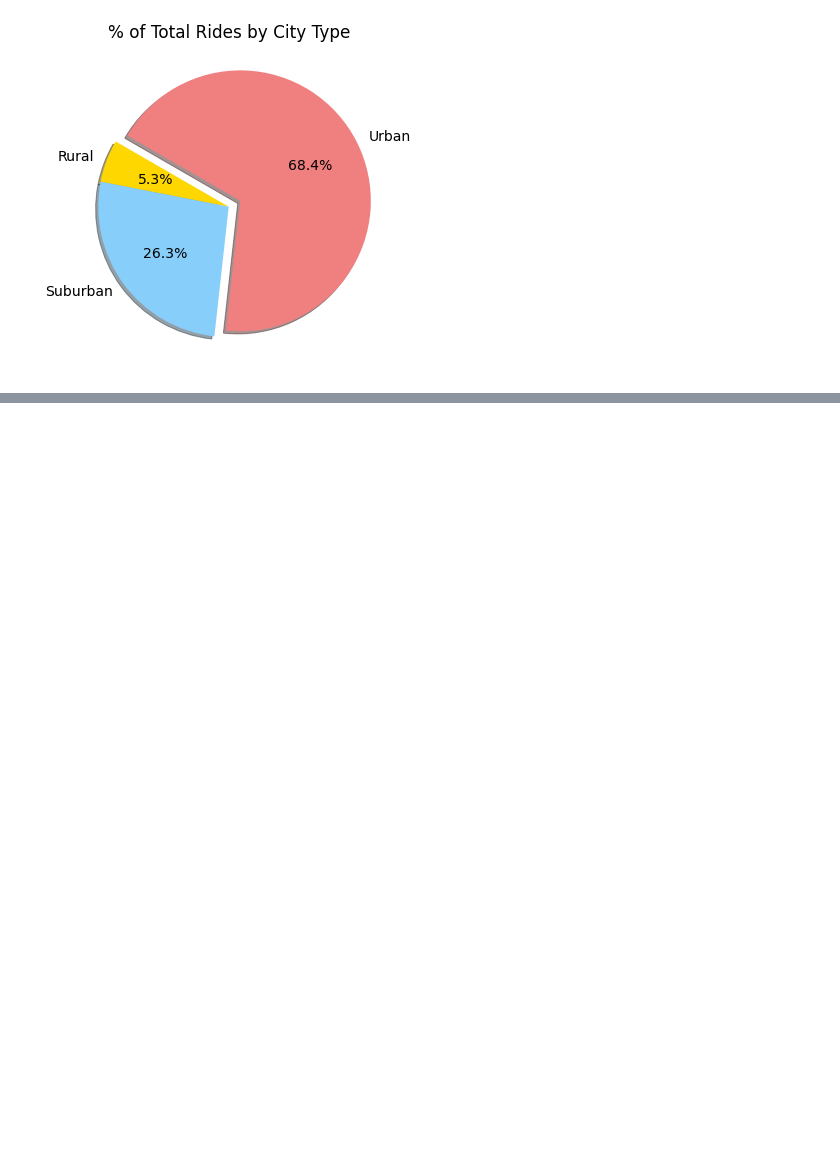
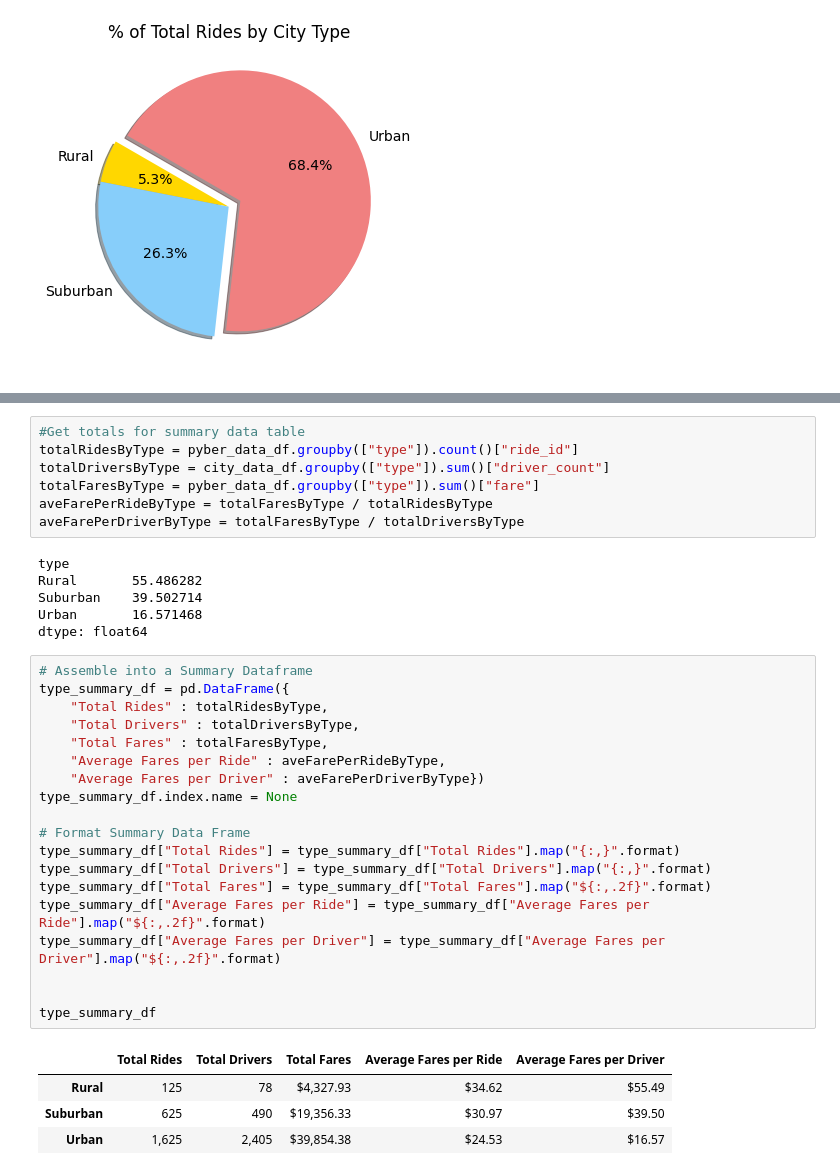
Before and after one commit to Duegan24/PyBer_Analysis, a Jupyter notebook: PyBer.ipynb, the cells around one changed output, grey strips where cells are left out. Saved outputs shown, nothing was run; the diff lists cells and outputs as text; blank space fills up the shorter version.

```diff
--- a/PyBer.ipynb
+++ b/PyBer.ipynb
@@ -485,0 +495,37 @@ plt.show()
+# %%
+#Get totals for summary data table
+totalRidesByType = pyber_data_df.groupby(["type"]).count()["ride_id"]
+totalDriversByType = city_data_df.groupby(["type"]).sum()["driver_count"]
+totalFaresByType = pyber_data_df.groupby(["type"]).sum()["fare"]
+aveFarePerRideByType = totalFaresByType / totalRidesByType
+aveFarePerDriverByType = totalFaresByType / totalDriversByType
+# %% [output]
+type
+Rural       55.486282
+Suburban    39.502714
+Urban       16.571468
+dtype: float64
+# %%
+# Assemble into a Summary Dataframe
+type_summary_df = pd.DataFrame({
+    "Total Rides" : totalRidesByType,
+    "Total Drivers" : totalDriversByType,
+    "Total Fares" : totalFaresByType,
+    "Average Fares per Ride" : aveFarePerRideByType,
+    "Average Fares per Driver" : aveFarePerDriverByType})
+type_summary_df.index.name = None
+
+# Format Summary Data Frame
+type_summary_df["Total Rides"] = type_summary_df["Total Rides"].map("{:,}".format)
+type_summary_df["Total Drivers"] = type_summary_df["Total Drivers"].map("{:,}".format)
+type_summary_df["Total Fares"] = type_summary_df["Total Fares"].map("${:,.2f}".format)
+type_summary_df["Average Fares per Ride"] = type_summary_df["Average Fares per Ride"].map("${:,.2f}".format)
+type_summary_df["Average Fares per Driver"] = type_summary_df["Average Fares per Driver"].map("${:,.2f}".format)
+
+
+type_summary_df
+# %% [output]
+|  | Total Rides | Total Drivers | Total Fares | Average Fares per Ride | Average Fares per Driver |
+| Rural | 125 | 78 | $4,327.93 | $34.62 | $55.49 |
+| Suburban | 625 | 490 | $19,356.33 | $30.97 | $39.50 |
+| Urban | 1,625 | 2,405 | $39,854.38 | $24.53 | $16.57 |
```
Also changed, not shown: parts of 7 cells of this notebook, 4 other files.
